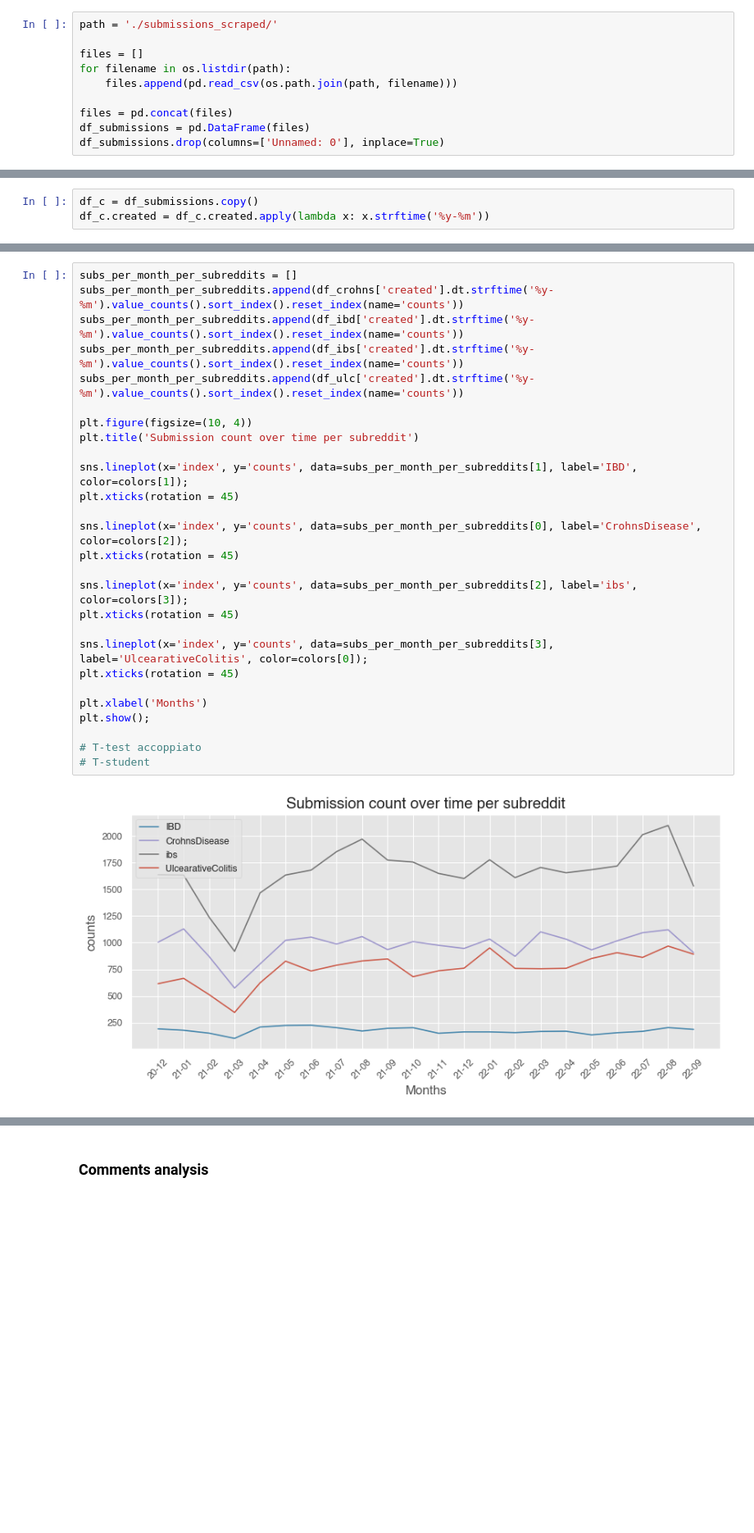
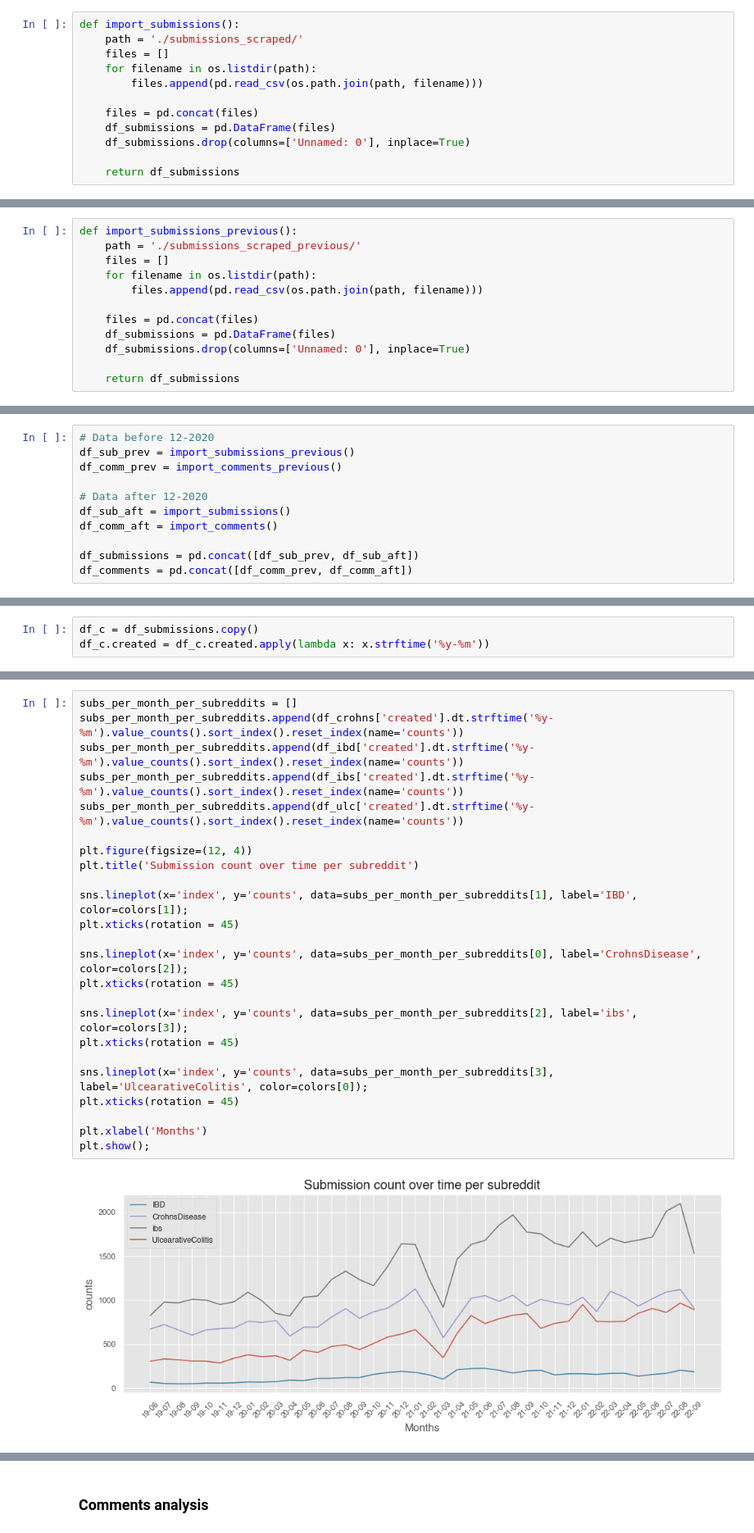
Before and after one commit to micheledinelli/Crohns-Sentiment-Analysis, a Jupyter notebook: data_insights.ipynb, the cells around one changed output, grey strips where cells are left out. Shown at 82% size. Drawn from its saved outputs; the diff is of its cells as text; blank space fills up the shorter version.

Commit message:
data insights

```diff
--- a/data_insights.ipynb
+++ b/data_insights.ipynb
@@ -34,13 +34,15 @@ style.use('ggplot')
 matplotlib.rcParams['font.family'] = 'helvetica'
 matplotlib.rcParams['figure.titlesize'] = 'large'
 # %%
-path = './submissions_scraped/'
+def import_submissions():
+    path = './submissions_scraped/'
+    files = []
+    for filename in os.listdir(path):
+        files.append(pd.read_csv(os.path.join(path, filename)))
 
-files = []
-for filename in os.listdir(path):
-    files.append(pd.read_csv(os.path.join(path, filename)))
+    files = pd.concat(files)
+    df_submissions = pd.DataFrame(files)
+    df_submissions.drop(columns=['Unnamed: 0'], inplace=True)
 
-files = pd.concat(files)
-df_submissions = pd.DataFrame(files)
-df_submissions.drop(columns=['Unnamed: 0'], inplace=True)
+    return df_submissions
 # %%
@@ -48,0 +53,12 @@ df_comments.drop(columns=['Unnamed: 0'], inplace=True)
+# %%
+def import_submissions_previous():
+    path = './submissions_scraped_previous/'
+    files = []
+    for filename in os.listdir(path):
+        files.append(pd.read_csv(os.path.join(path, filename)))
+
+    files = pd.concat(files)
+    df_submissions = pd.DataFrame(files)
+    df_submissions.drop(columns=['Unnamed: 0'], inplace=True)
+
+    return df_submissions
@@ -49,3 +70,14 @@ df_comments.drop(columns=['Unnamed: 0'], inplace=True)
+# %%
+# Data before 12-2020
+df_sub_prev = import_submissions_previous()
+df_comm_prev = import_comments_previous()
+
+# Data after 12-2020
+df_sub_aft = import_submissions()
+df_comm_aft = import_comments()
+
+df_submissions = pd.concat([df_sub_prev, df_sub_aft])
+df_comments = pd.concat([df_comm_prev, df_comm_aft])
 # %% [markdown]
 ## Data Insights <a class="anchor" id="data-insights"></a>
 
@@ -227,32 +267,29 @@ plt.show()
 # %%
 subs_per_month_per_subreddits = []
 subs_per_month_per_subreddits.append(df_crohns['created'].dt.strftime('%y-%m').value_counts().sort_index().reset_index(name='counts'))
 subs_per_month_per_subreddits.append(df_ibd['created'].dt.strftime('%y-%m').value_counts().sort_index().reset_index(name='counts'))
 subs_per_month_per_subreddits.append(df_ibs['created'].dt.strftime('%y-%m').value_counts().sort_index().reset_index(name='counts'))
 subs_per_month_per_subreddits.append(df_ulc['created'].dt.strftime('%y-%m').value_counts().sort_index().reset_index(name='counts'))
 
-plt.figure(figsize=(10, 4))
+plt.figure(figsize=(12, 4))
 plt.title('Submission count over time per subreddit')
 
 sns.lineplot(x='index', y='counts', data=subs_per_month_per_subreddits[1], label='IBD', color=colors[1]);
 plt.xticks(rotation = 45)
 
 sns.lineplot(x='index', y='counts', data=subs_per_month_per_subreddits[0], label='CrohnsDisease', color=colors[2]);
 plt.xticks(rotation = 45)
 
 sns.lineplot(x='index', y='counts', data=subs_per_month_per_subreddits[2], label='ibs', color=colors[3]);
 plt.xticks(rotation = 45)
 
 sns.lineplot(x='index', y='counts', data=subs_per_month_per_subreddits[3], label='UlcearativeColitis', color=colors[0]);
 plt.xticks(rotation = 45)
 
 plt.xlabel('Months')
 plt.show();
-
-# T-test accoppiato
-# T-student
 # %% [output]
-[figure, old version]
+[figure, new version]
 # %%
 fig, [ax1, ax2] = plt.subplots(figsize=(10,4), nrows=1, ncols=2)
 sns.barplot(x=subreddits, y=df_submissions.subreddit.value_counts().sort_index(), ax=ax1)
```
Also changed, not shown: parts of 68 cells of this notebook, 2 other files.
